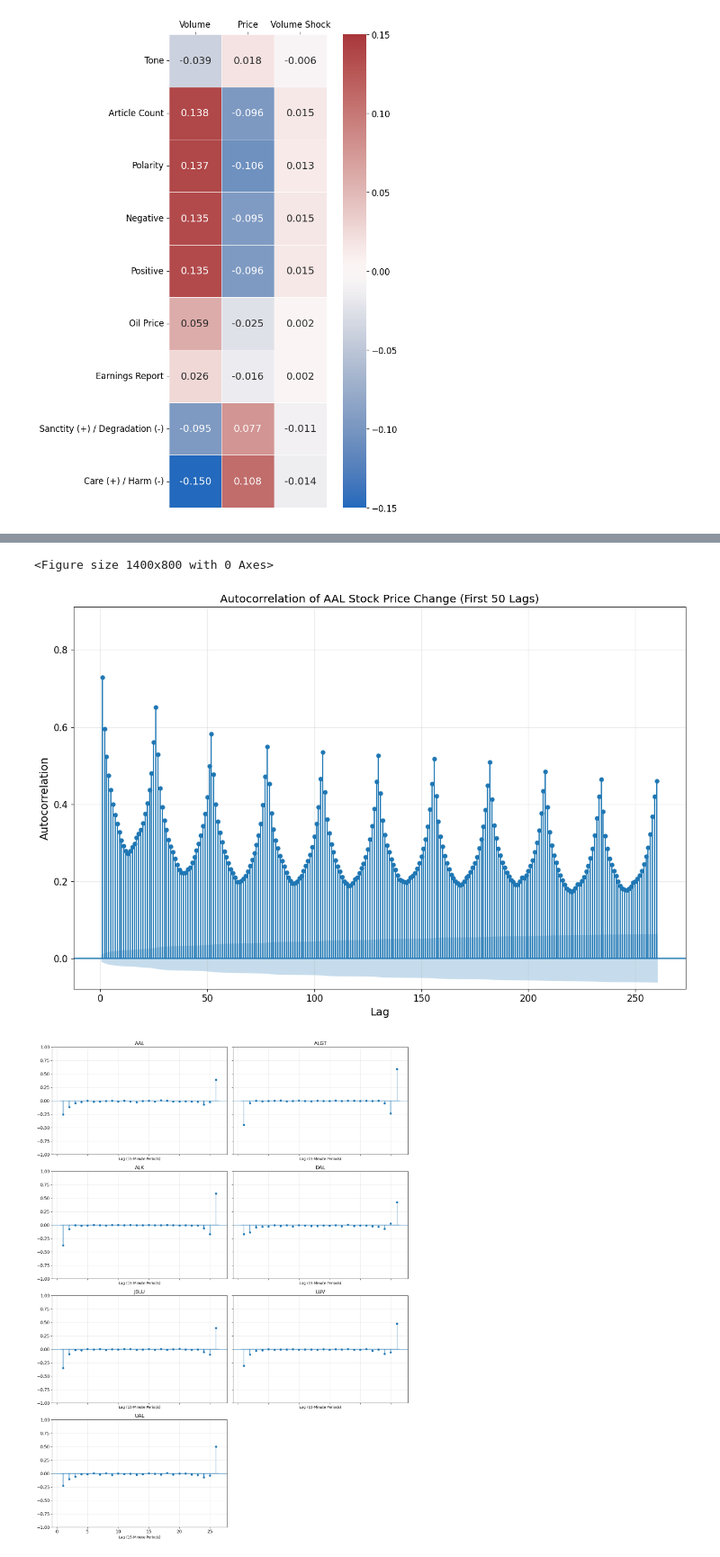
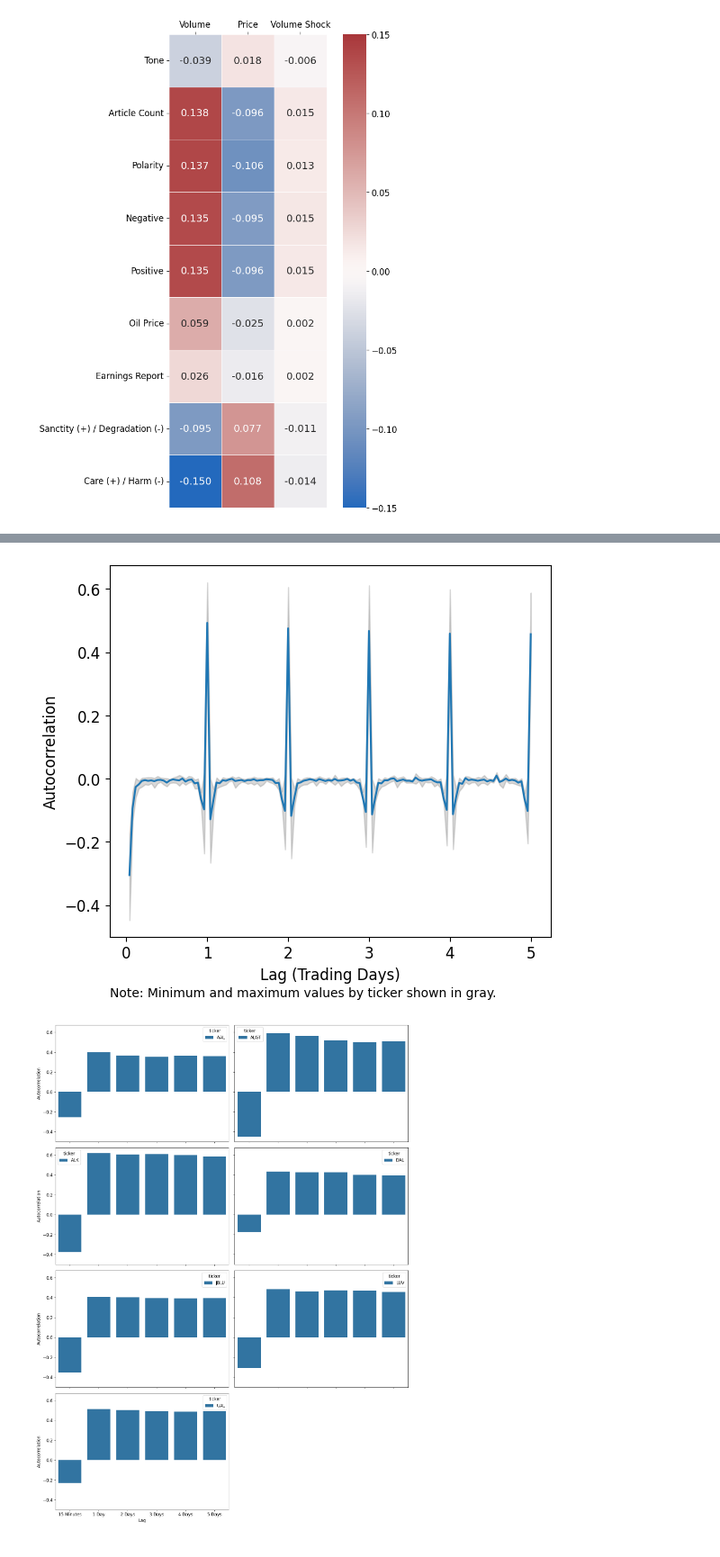
Before and after one commit to svanomm/sentiment-volume-forecasting, a Jupyter notebook: Scripts/04 Basic Analysis/03 Stock Correlations.ipynb, the cells around one changed output, grey strips where cells are left out. Shown at 90% size. Drawn from its saved outputs; the diff is of its cells as text; code cells hidden in the pictures.

```diff
--- a/Scripts/04 Basic Analysis/03 Stock Correlations.ipynb
+++ b/Scripts/04 Basic Analysis/03 Stock Correlations.ipynb
@@ -186,0 +63,2 @@ plt.show()
+# %%
+volumes = df[['date', 'ticker', 'Volume', 'Change_Volume']]
@@ -186,0 +89,21 @@ plt.show()
+# %%
+table_df = pd.DataFrame()
+table_df.index = tickers_sub
+i=1
+volume_copy = volumes.copy()
+volume_copy[[f'lag{i}Vol',f'lag{i}Change']] = volume_copy.groupby('ticker')[['Volume', 'Change_Volume']].shift(i)
+volume_copy = volume_copy.dropna()
+corr = volume_copy.groupby('ticker').corr().reset_index()
+corr1 = corr[corr['level_1'] == 'Volume']
+corr2 = corr[corr['level_1'] == 'Change_Volume']
+corr1 = corr1[['ticker', f'lag{i}Vol']]
+corr2 = corr2[['ticker', f'lag{i}Change']]
+corr1.index = corr1['ticker']
+corr2.index = corr2['ticker']
+corr1.drop(columns='ticker', inplace=True)
+corr2.drop(columns='ticker', inplace=True)
+
+table_df[f'{i}, Volume'] = corr1[f'lag{i}Vol']
+table_df[f'{i}, Change'] = corr2[f'lag{i}Change']
+
+table_df
@@ -187,30 +192,41 @@ plt.show()
+# %%
+# Plot mean autocorrelation with min/max shaded region
+plt.figure(figsize=(6,5))
+sns.lineplot(data=table_df, x='Lag', y='Autocorrelation')
+plt.fill_between(table_df['Lag'], table_df['min'], table_df['max'], color='gray', alpha=0.3, label='Min/Max Range')
+plt.xlabel('Lag (Trading Days)')
+plt.ylabel('Autocorrelation')
+plt.tight_layout()
+# add a source note
+plt.text(0, -0.15, 'Note: Minimum and maximum values by ticker shown in gray.', ha='left', va='center', transform=plt.gca().transAxes, fontsize=10)
+plt.savefig('../../Output/Volume Autocorrelations.pdf', bbox_inches='tight')
+# %% [output]
+[figure, added]
 # %%
 # Create a matrix of autocorrelation plots for all tickers
 fig, axes = plt.subplots(4, 2, figsize=(15, 20), sharex=True, sharey=True)
 axes = axes.flatten()
 
 for i, ticker in enumerate(tickers_sub):
     # Plot autocorrelation for each ticker
-    plot_acf(volumes[f'Change_{ticker}'].dropna(),
-             lags=26,
-             alpha=0.05,
-             title=f'{ticker}',
-             zero=False,
-             auto_ylims=False,
-             ax=axes[i])
+    sns.barplot(data=table_df[table_df['ticker'] == ticker],
+                x='Lag',
+                y='Autocorrelation',
+                hue='ticker',
+                ax=axes[i])
+    axes[i].title = ticker
+
 
     # Customize each subplot
-    axes[i].set_xlabel('Lag (15-Minute Periods)', fontsize=10)
-    axes[i].grid(True, alpha=0.3)
-    axes[i].set_title(f'{ticker}', fontsize=14)
+#    axes[i].set_xlabel('Lag (15-Minute Periods)', fontsize=10)
+#    axes[i].grid(True, alpha=0.3)
+#    axes[i].set_title(f'{ticker}', fontsize=14)
 
 # Remove unused subplots
 for j in range(len(tickers_sub), len(axes)):
     fig.delaxes(axes[j])
 
 plt.tight_layout()
-plt.savefig('../../Output/Correlation Matrices/Autocorrelations.pdf')
+#plt.savefig('../../Output/Correlation Matrices/Autocorrelations.pdf')
 # %% [output]
-<Figure size 1400x800 with 0 Axes>
-[figure, old version]
+[figure, new version]
-[figure, removed]
```
Also changed, not shown: parts of 11 cells of this notebook, 36 other files.
